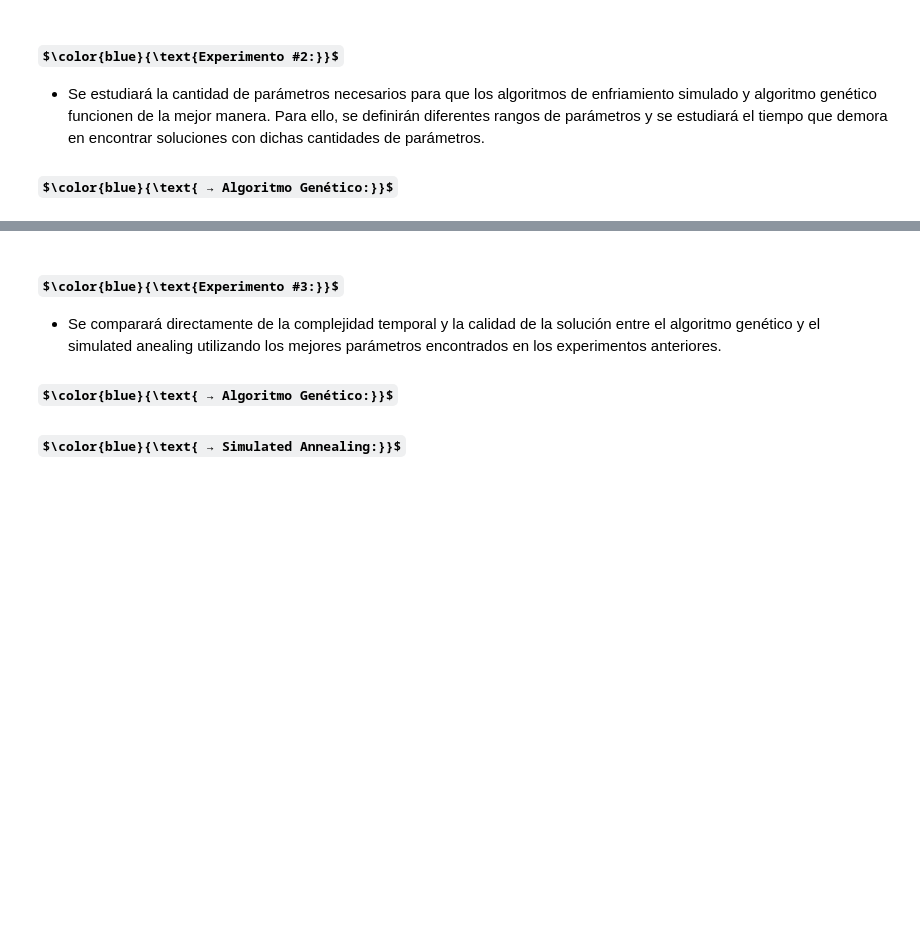
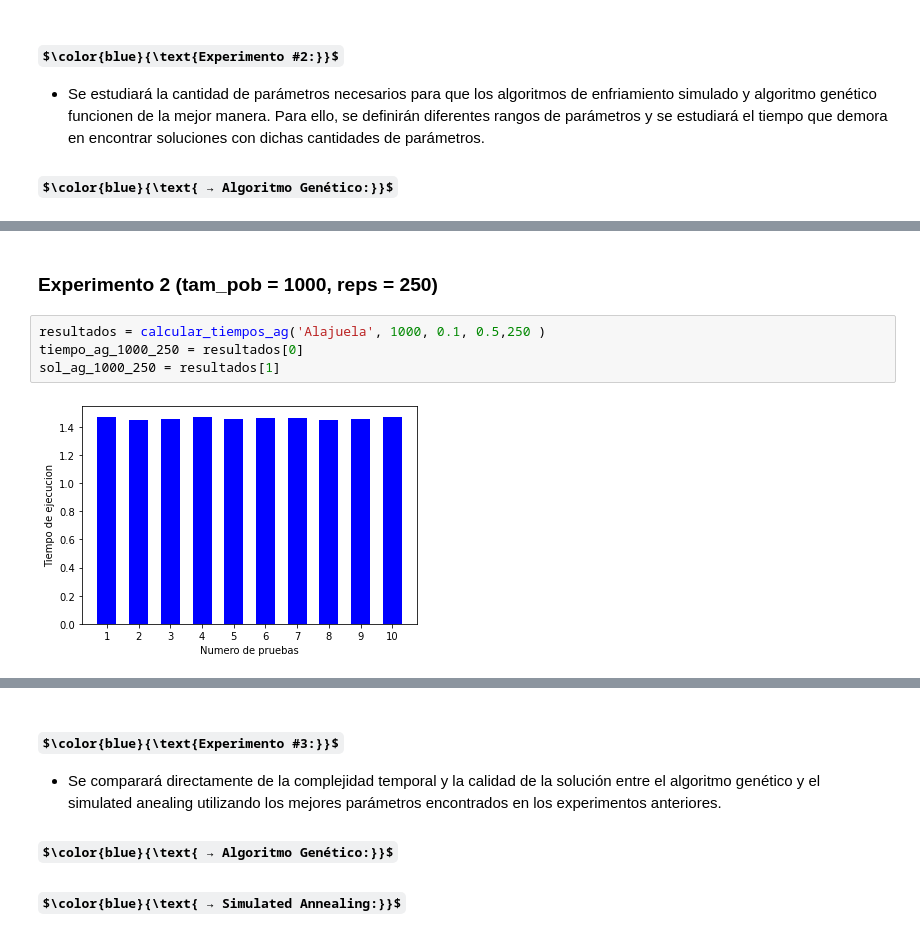
Before and after one commit to IC-3002/ic-3002-2020ii-p2-pseint, a Jupyter notebook: Cuaderno_Proyecto2.ipynb, the cells around one changed output, grey strips where cells are left out. Drawn from its saved outputs; the diff is of its cells as text; some formulas as TeX source; blank space fills up the shorter version.

```diff
--- a/Cuaderno_Proyecto2.ipynb
+++ b/Cuaderno_Proyecto2.ipynb
@@ -379,0 +396,8 @@ comparar_resultados_costo(resultados)
+# %% [markdown]
+### Experimento 2 (tam_pob = 1000, reps = 250)
+# %%
+resultados = calcular_tiempos_ag('Alajuela', 1000, 0.1, 0.5,250 )
+tiempo_ag_1000_250 = resultados[0]
+sol_ag_1000_250 = resultados[1]
+# %% [output]
+[figure, added]
```
Also changed, not shown: parts of 18 cells of this notebook, 1 other file.
